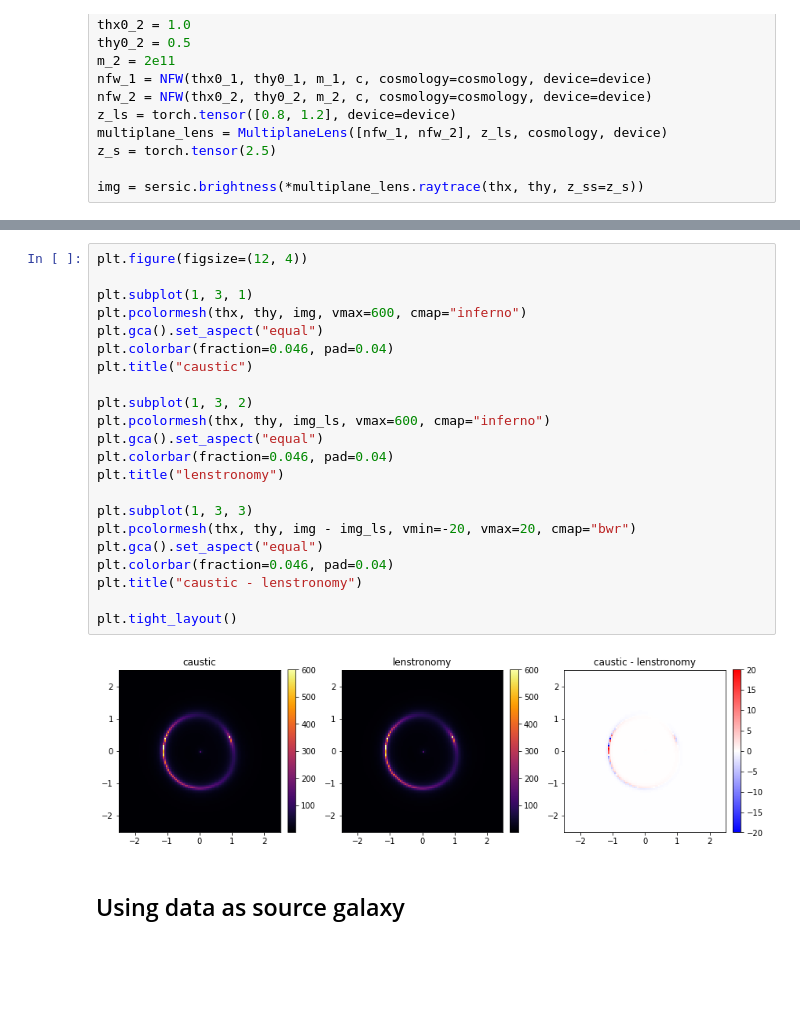
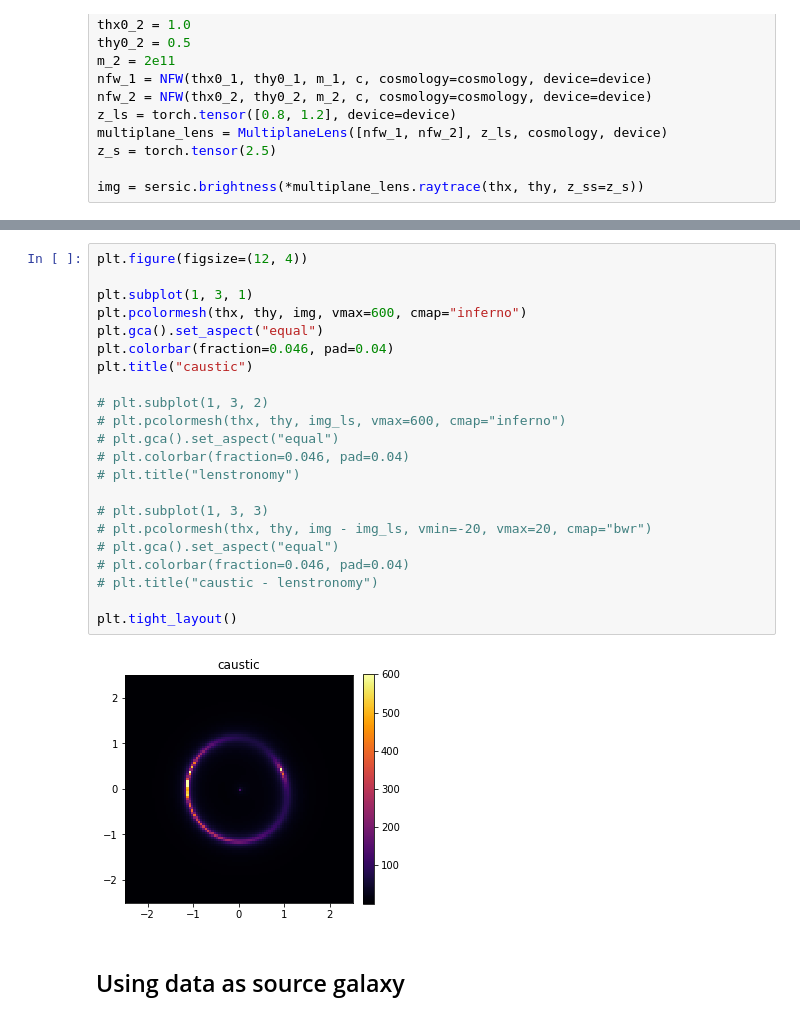
Before and after one commit to Ciela-Institute/caustics, a Jupyter notebook: notebooks/ac-03-prototyping.ipynb, the cells around one changed output, grey strips where cells are left out. Drawn from its saved outputs; the diff is of its cells as text; blank space fills up the shorter version.

```diff
--- a/notebooks/ac-03-prototyping.ipynb
+++ b/notebooks/ac-03-prototyping.ipynb
@@ -287,27 +252,27 @@ img_ls = sersic.brightness(torch.from_numpy(thx_src_ls), torch.from_numpy(thy_sr
 # %%
 plt.figure(figsize=(12, 4))
 
 plt.subplot(1, 3, 1)
 plt.pcolormesh(thx, thy, img, vmax=600, cmap="inferno")
 plt.gca().set_aspect("equal")
 plt.colorbar(fraction=0.046, pad=0.04)
 plt.title("caustic")
 
-plt.subplot(1, 3, 2)
-plt.pcolormesh(thx, thy, img_ls, vmax=600, cmap="inferno")
-plt.gca().set_aspect("equal")
-plt.colorbar(fraction=0.046, pad=0.04)
-plt.title("lenstronomy")
+# plt.subplot(1, 3, 2)
+# plt.pcolormesh(thx, thy, img_ls, vmax=600, cmap="inferno")
+# plt.gca().set_aspect("equal")
+# plt.colorbar(fraction=0.046, pad=0.04)
+# plt.title("lenstronomy")
 
-plt.subplot(1, 3, 3)
-plt.pcolormesh(thx, thy, img - img_ls, vmin=-20, vmax=20, cmap="bwr")
-plt.gca().set_aspect("equal")
-plt.colorbar(fraction=0.046, pad=0.04)
-plt.title("caustic - lenstronomy")
+# plt.subplot(1, 3, 3)
+# plt.pcolormesh(thx, thy, img - img_ls, vmin=-20, vmax=20, cmap="bwr")
+# plt.gca().set_aspect("equal")
+# plt.colorbar(fraction=0.046, pad=0.04)
+# plt.title("caustic - lenstronomy")
 
 plt.tight_layout()
 # %% [output]
-[figure, old version]
+[figure, new version]
 # %% [markdown]
 ## Using data as source galaxy
 # %%
```
Also changed, not shown: parts of 14 cells of this notebook, 6 other files.
